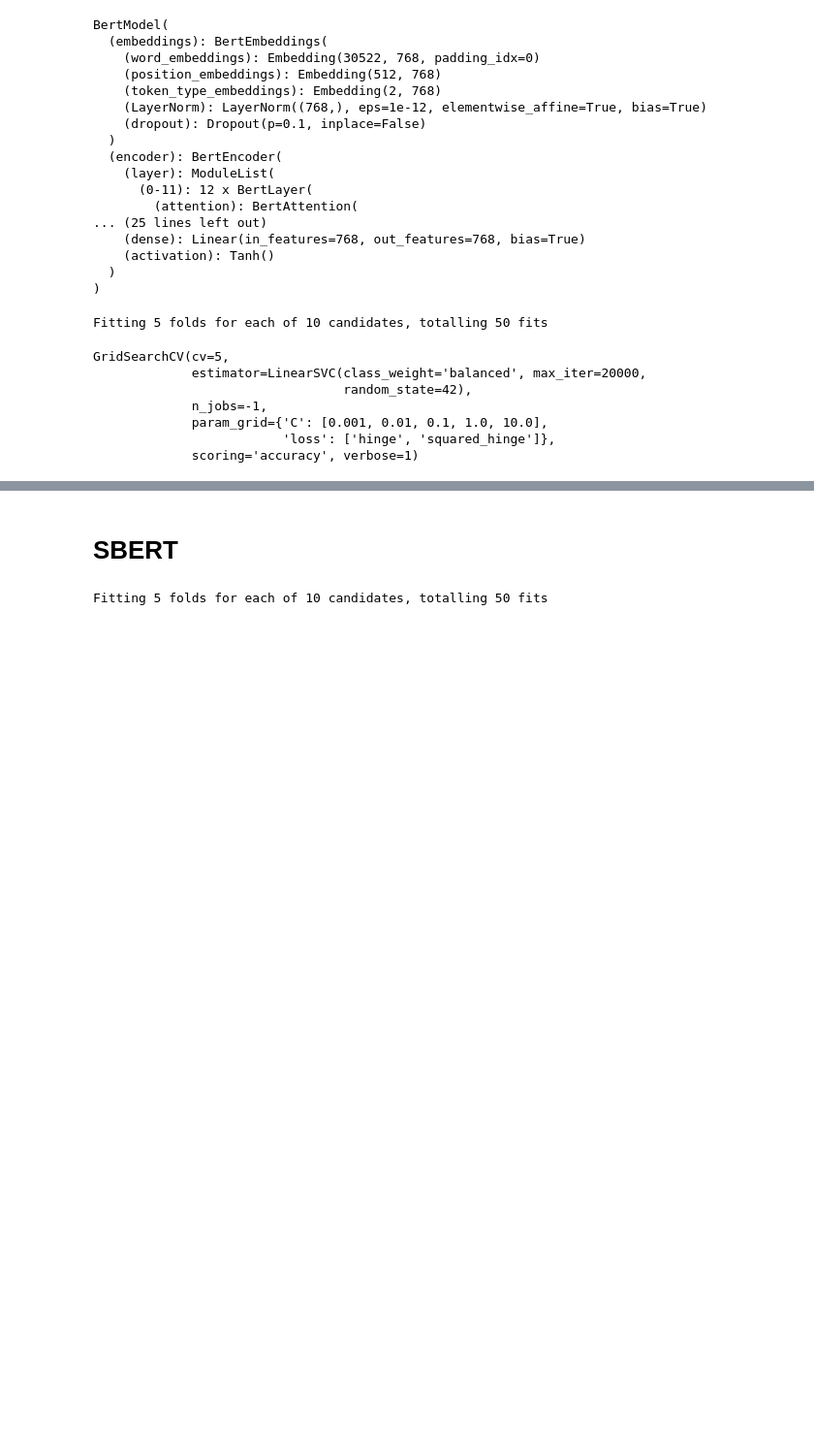
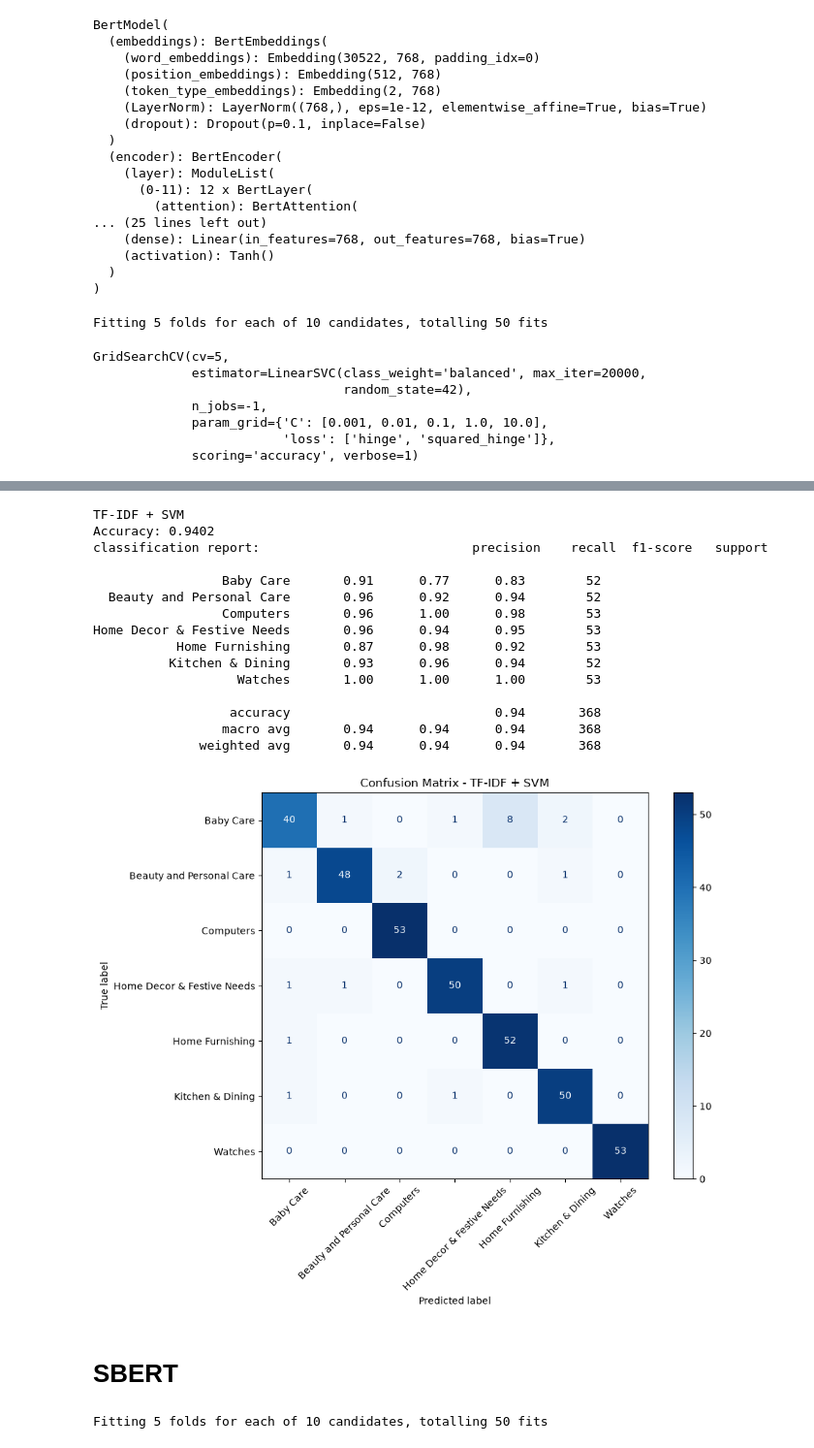
Before and after one commit to Bright381/SBERT-TFIDF, a Jupyter notebook: notebook_sbert.ipynb, the cells around one changed output, grey strips where cells are left out. Shown at 97% size. Cells and saved outputs as stored; diff of their text form; code cells hidden in the pictures; blank space fills up the shorter version.

```diff
--- a/notebook_sbert.ipynb
+++ b/notebook_sbert.ipynb
@@ -417,3 +457,34 @@ Home Decor & Festive Needs       0.90      0.89      0.90        53
+# %%
+y_pred_tfidf = grid_search_sbert.predict(X_test_tfidf_reduced)
+print(f"TF-IDF + SVM\nAccuracy: {accuracy_score(y_test, y_pred_tfidf):.4f}\nclassification report:{classification_report(y_test, y_pred_tfidf, target_names=target_names)}")
+
+cm = confusion_matrix(y_test, y_pred_tfidf)
+
+fig, ax = plt.subplots(figsize=(10, 8))
+disp = ConfusionMatrixDisplay(confusion_matrix=cm, display_labels=target_names)
+
+disp.plot(cmap=plt.cm.Blues, ax=ax, xticks_rotation=45)
+
+plt.title("Confusion Matrix - TF-IDF + SVM")
+plt.tight_layout()
+plt.show()
+# %% [output]
+TF-IDF + SVM
+Accuracy: 0.9402
+classification report:                            precision    recall  f1-score   support
+
+                 Baby Care       0.91      0.77      0.83        52
+  Beauty and Personal Care       0.96      0.92      0.94        52
+                 Computers       0.96      1.00      0.98        53
+Home Decor & Festive Needs       0.96      0.94      0.95        53
+           Home Furnishing       0.87      0.98      0.92        53
+          Kitchen & Dining       0.93      0.96      0.94        52
+                   Watches       1.00      1.00      1.00        53
+
+                  accuracy                           0.94       368
+                 macro avg       0.94      0.94      0.94       368
+              weighted avg       0.94      0.94      0.94       368
+[figure, added]
 # %% [markdown]
 # SBERT
 # %%
```
Also changed, not shown: parts of 20 cells of this notebook.
